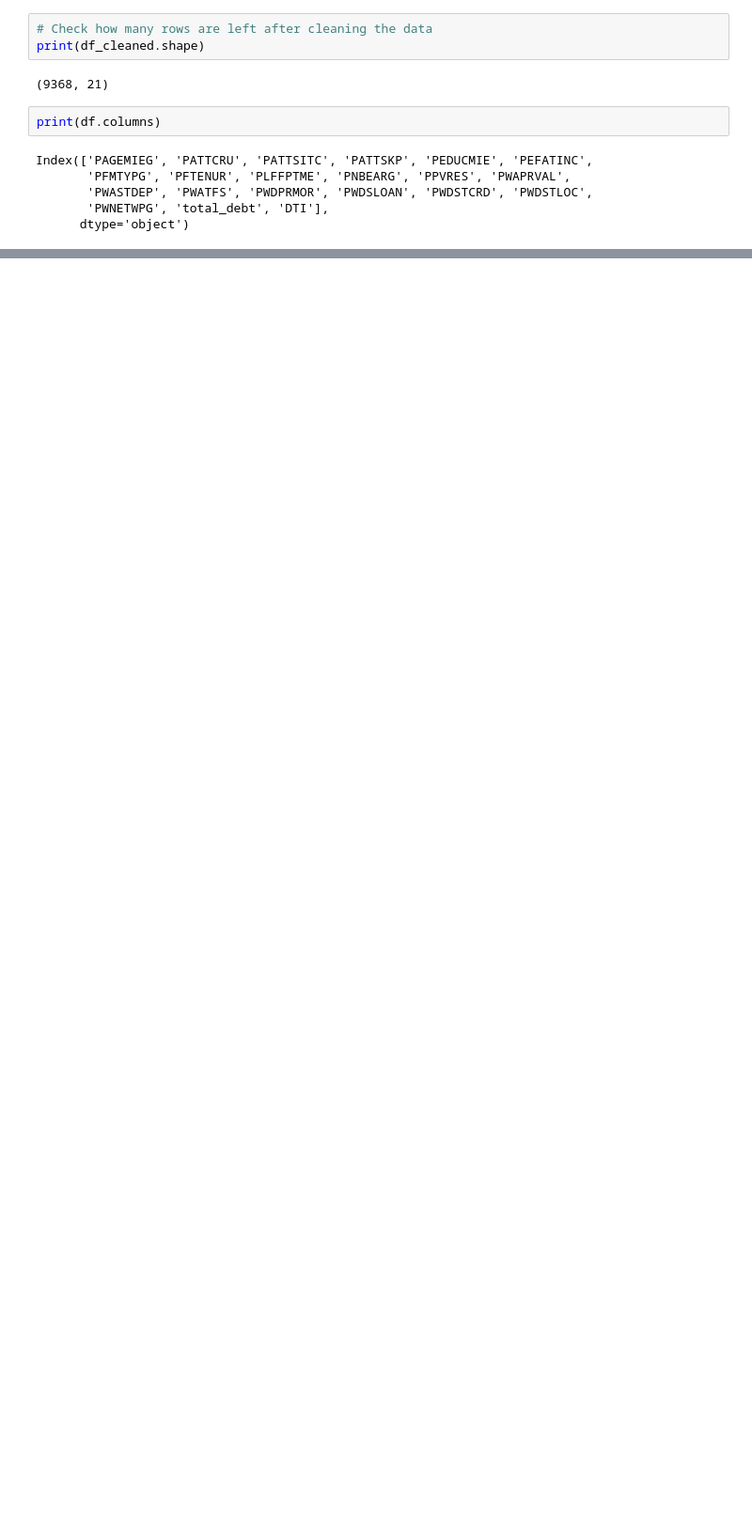
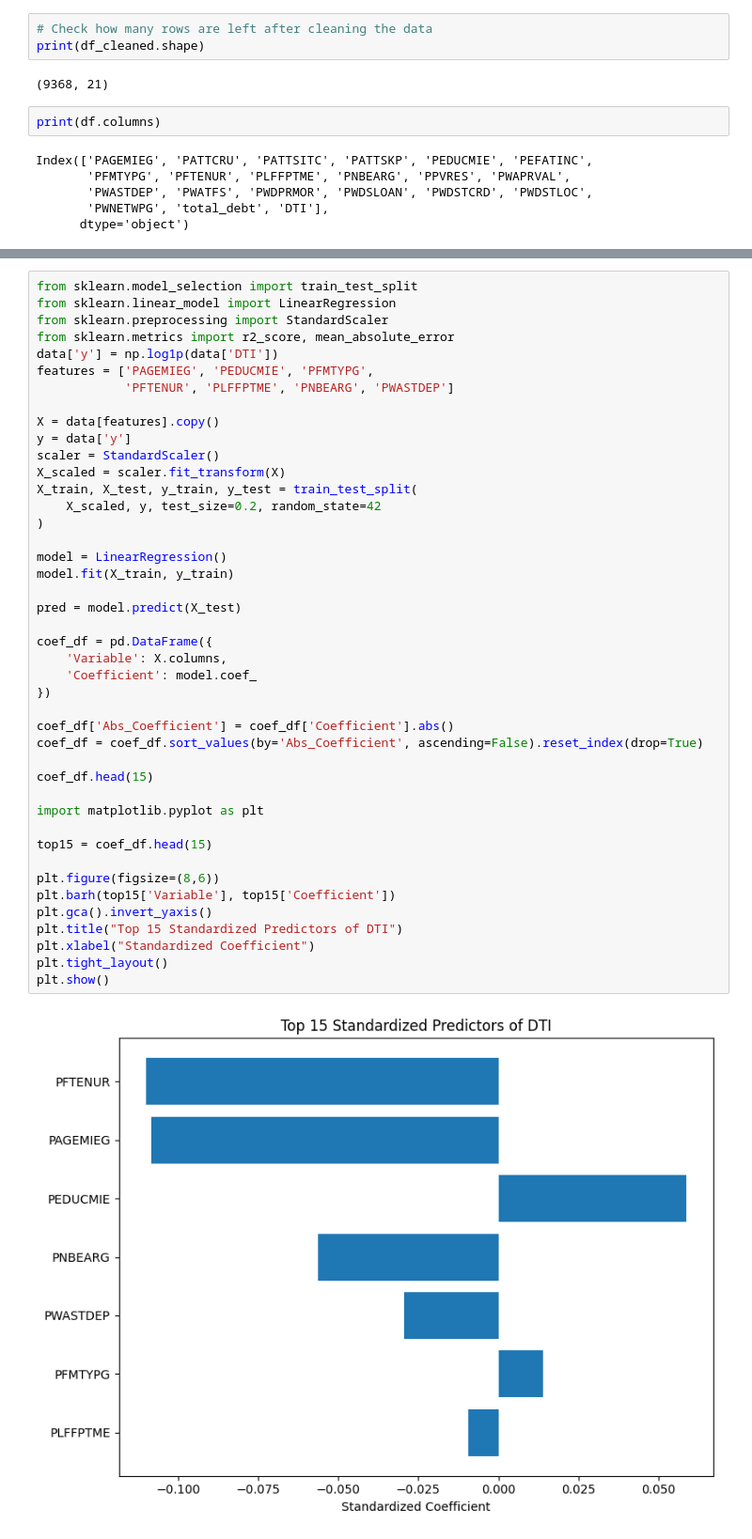
Before and after one commit to AnnieQiulq/datathon, a Jupyter notebook: main.ipynb, the cells around one changed output, grey strips where cells are left out. Shown at 94% size. Saved outputs shown, nothing was run; the diff lists cells and outputs as text; blank space fills up the shorter version.

```diff
--- a/main.ipynb
+++ b/main.ipynb
@@ -276,0 +277,45 @@ Top 15 Variables:
+# %%
+from sklearn.model_selection import train_test_split
+from sklearn.linear_model import LinearRegression
+from sklearn.preprocessing import StandardScaler
+from sklearn.metrics import r2_score, mean_absolute_error
+data['y'] = np.log1p(data['DTI'])
+features = ['PAGEMIEG', 'PEDUCMIE', 'PFMTYPG',
+            'PFTENUR', 'PLFFPTME', 'PNBEARG', 'PWASTDEP']
+
+X = data[features].copy()
+y = data['y']
+scaler = StandardScaler()
+X_scaled = scaler.fit_transform(X)
+X_train, X_test, y_train, y_test = train_test_split(
+    X_scaled, y, test_size=0.2, random_state=42
+)
+
+model = LinearRegression()
+model.fit(X_train, y_train)
+
+pred = model.predict(X_test)
+
+coef_df = pd.DataFrame({
+    'Variable': X.columns,
+    'Coefficient': model.coef_
+})
+
+coef_df['Abs_Coefficient'] = coef_df['Coefficient'].abs()
+coef_df = coef_df.sort_values(by='Abs_Coefficient', ascending=False).reset_index(drop=True)
+
+coef_df.head(15)
+
+import matplotlib.pyplot as plt
+
+top15 = coef_df.head(15)
+
+plt.figure(figsize=(8,6))
+plt.barh(top15['Variable'], top15['Coefficient'])
+plt.gca().invert_yaxis()
+plt.title("Top 15 Standardized Predictors of DTI")
+plt.xlabel("Standardized Coefficient")
+plt.tight_layout()
+plt.show()
+# %% [output]
+[figure, added]
```
Also changed, not shown: parts of 12 cells of this notebook.
